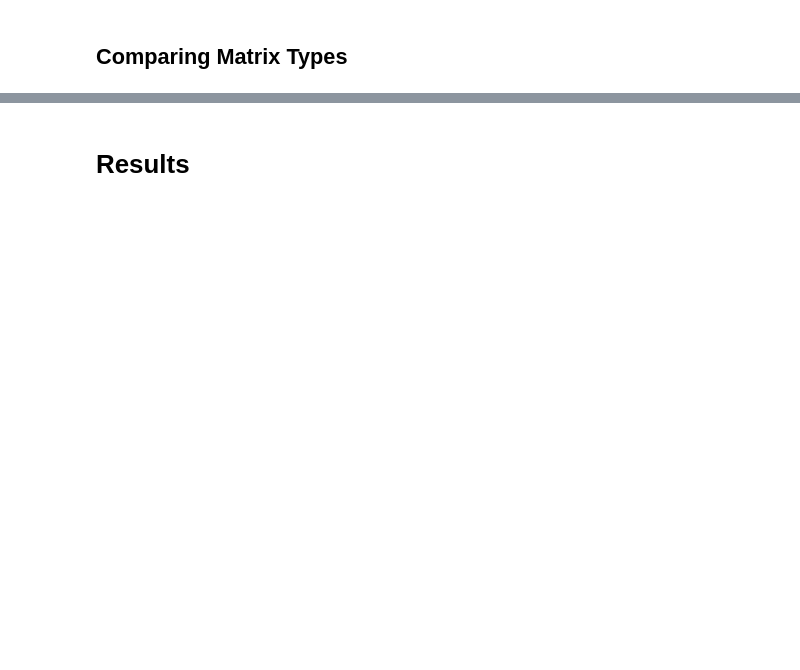
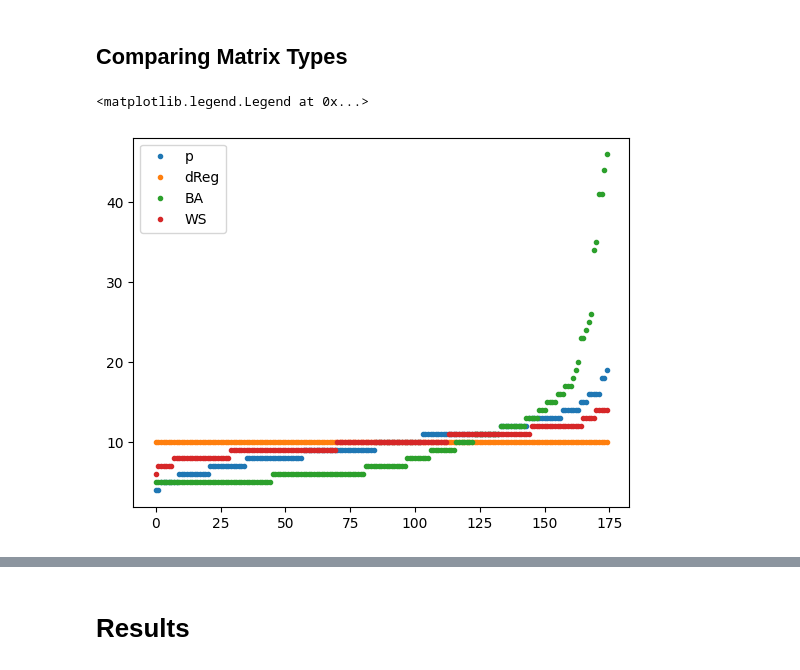
Before and after one commit to Joost-L/Uncertainty_Principle_on_Graphs, a Jupyter notebook: Delocalisation-numerical-experiments.ipynb, the cells around one changed output, grey strips where cells are left out. Cells and saved outputs as stored; diff of their text form; code cells hidden in the pictures; blank space fills up the shorter version.

```diff
--- a/Delocalisation-numerical-experiments.ipynb
+++ b/Delocalisation-numerical-experiments.ipynb
@@ -171,26 +171,26 @@ def phiSquared(A):
 #Generate matrices for different sizes
 matrixSizes = np.arange(25,200,25)
 
-pMatrices = []
-dRegularMatrices = []
-BAMatrices = []
-WSMatrices = []
+pAdjMatrices = []
+dRegularAdjMatrices = []
+BAAdjMatrices = []
+WSAdjMatrices = []
 rewireChance = .3
 
 for i in range(matrixSizes.shape[0]):
     n = matrixSizes[i]
     k = averageDegree(n)
 
-    pMatrices.append(randomPMatrix(n, k/n))
-    dRegularMatrices.append( randomDRegular(n,k))
-    BAMatrices.append( BASmallWorld(n, np.floor(k/2).astype(int)))
-    WSMatrices.append( WSSmallWorld(n, np.floor(k/2).astype(int), rewireChance))
+    pAdjMatrices.append(randomPMatrix(n, k/n))
+    dRegularAdjMatrices.append( randomDRegular(n,k))
+    BAAdjMatrices.append( BASmallWorld(n, np.floor(k/2).astype(int)))
+    WSAdjMatrices.append( WSSmallWorld(n, np.floor(k/2).astype(int), rewireChance))
 
 #Transform adjacency matrix to \Phi^2
-pMatrices = list(map(phiSquared, pMatrices))
-dRegularMatrices = list(map(phiSquared, dRegularMatrices))
-BAMatrices = list(map(phiSquared, BAMatrices))
-WSMatrices = list(map(phiSquared, WSMatrices))
+pMatrices = list(map(phiSquared, pAdjMatrices))
+dRegularMatrices = list(map(phiSquared, dRegularAdjMatrices))
+BAMatrices = list(map(phiSquared, BAAdjMatrices))
+WSMatrices = list(map(phiSquared, WSAdjMatrices))
 # %%
 #Run individual lists/entries to view the results
 WSMatrices
@@ -403,5 +505,20 @@ print("normal linear:\nvalue:", sol, "\ny:", y)
 ## Comparing Matrix Types
 # %%
 # Compare the distribution of degrees
+index = 6
+
+pDegrees = np.sum(pAdjMatrices[index], axis = 0)
+dDegrees = np.sum(dRegularAdjMatrices[index], axis = 0)
+BADegrees = np.sum(BAAdjMatrices[index], axis = 0)
+WSDegrees = np.sum(WSAdjMatrices[index], axis = 0)
+
+pLeg = plt.plot(np.sort(pDegrees), '.', label='pMatrices')
+dReg = plt.plot(np.sort(dDegrees), '.', label='dRegMat')
+BALeg = plt.plot(np.sort(BADegrees), '.', label='BA')
+WSLeg = plt.plot(np.sort(WSDegrees), '.', label='WS')
+plt.legend(["p","dReg","BA","WS"])
+# %% [output]
+<matplotlib.legend.Legend at 0x...>
+[figure, added]
 # %%
 # Compare the distribution of coordinates in \Phi
```
Also changed, not shown: parts of 7 cells of this notebook.
